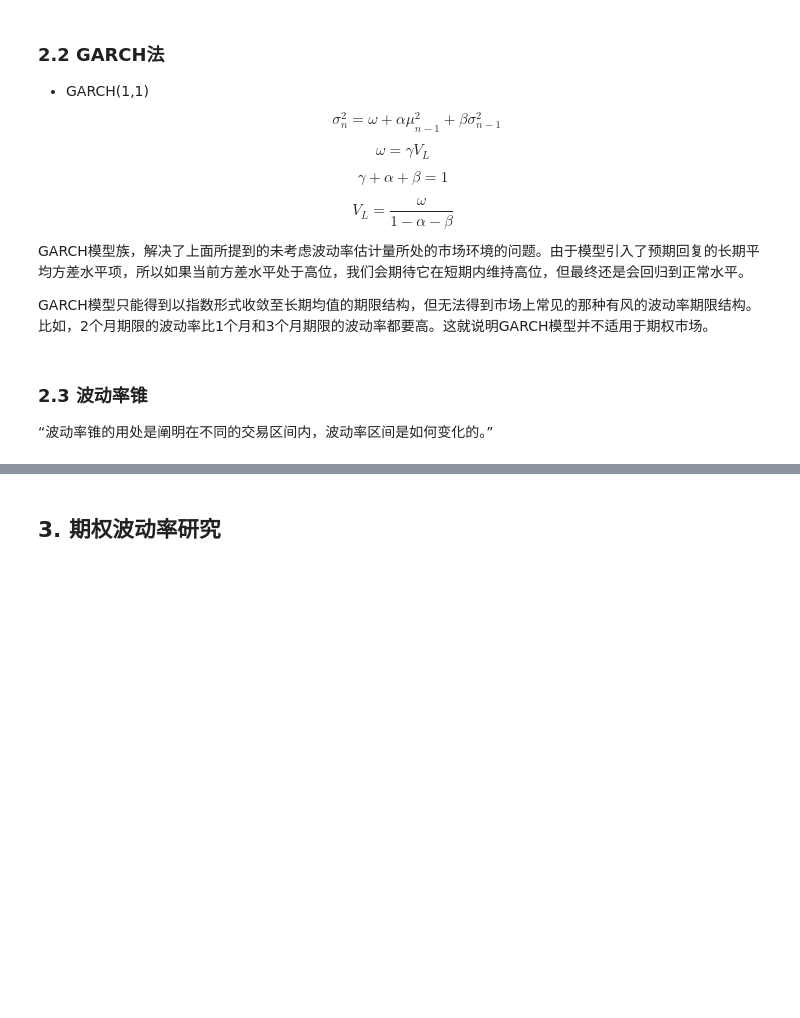
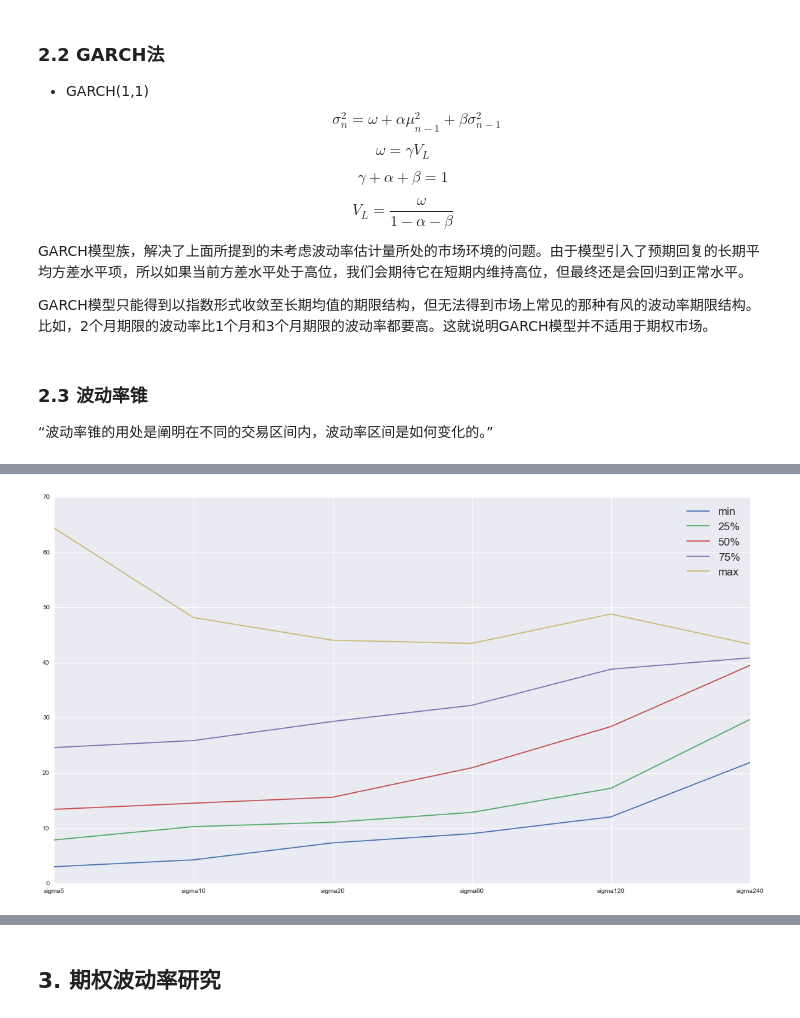
Before and after one commit to onthedesk/research, a Jupyter notebook: 50etf.ipynb, the cells around one changed output, grey strips where cells are left out. Cells and saved outputs as stored; diff of their text form; code cells hidden in the pictures; blank space fills up the shorter version.

```diff
--- a/50etf.ipynb
+++ b/50etf.ipynb
@@ -266,3 +273,8 @@ conePlot(start='2016-01-01')
+# %%
+#一年的的cone
+conePlot(start='2015-11-11')
+# %% [output]
+[figure, added]
 # %%
 # 上市以来的cone
 conePlot()
```
Also changed, not shown: parts of 10 cells of this notebook, 1 other file.
